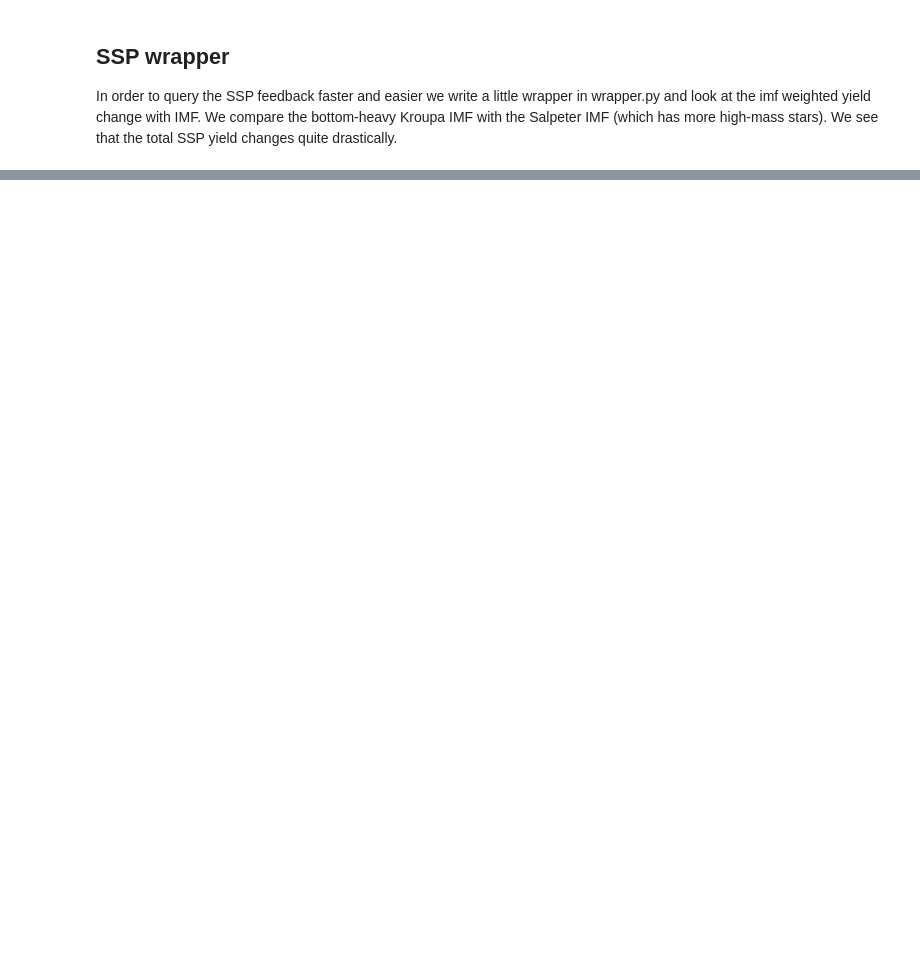
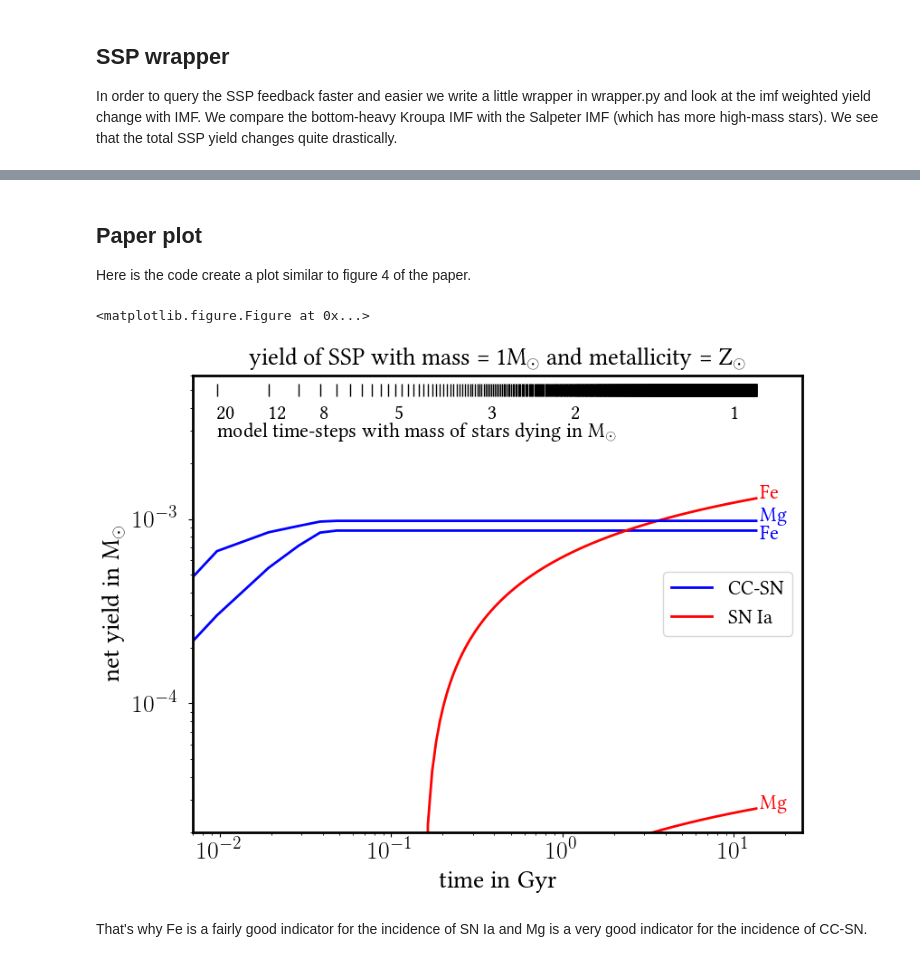
Before and after one commit to jan-rybizki/Chempy, a Jupyter notebook: tutorials/4-Simple_stellar_population.ipynb, the cells around one changed output, grey strips where cells are left out. Drawn from its saved outputs; the diff is of its cells as text; code cells hidden in the pictures; blank space fills up the shorter version.

```diff
--- a/tutorials/4-Simple_stellar_population.ipynb
+++ b/tutorials/4-Simple_stellar_population.ipynb
@@ -402,0 +403,77 @@ Element, total SSP yield, CC-SN yield ([X/Fe] i.e. normalised to solar)
+# %% [markdown]
+## Paper plot
+Here is the code create a plot similar to figure 4 of the paper.
+# %%
+# Loading the default parameters so that we can change them and see what happens with the SSP feedback
+
+a = ModelParameters()
+a.high_mass_slope = -2.29
+a.N_0 = np.power(10,-2.75)
+a.sn1a_time_delay = np.power(10,-0.8)
+a.imf_parameter = (22.8978, 716.4, 0.25, a.high_mass_slope)
+a.sn1a_parameter = [a.N_0, a.sn1a_time_delay, 1.12, 0.0]
+a.mmax = 100
+time_steps = np.linspace(0.,13.5,1401)
+
+# Then calculating the feedback table
+
+basic_ssp = SSP_wrap(a)
+basic_ssp.calculate_feedback(float(basic_solar.z),list(a.elements_to_trace),list(solar_fractions),np.copy(time_steps))
+
+# To prettify the plot
+
+plt.clf()
+m=plt.cm.jet
+text_size = 20
+cor_text = 22
+plt.rc('font', family='serif',size = text_size)
+plt.rc('xtick', labelsize=text_size)
+plt.rc('ytick', labelsize=text_size)
+plt.rc('axes', labelsize=text_size, lw=2.0)
+plt.rc('lines', linewidth = 2)
+plt.rcParams['ytick.major.pad']='8'
+plt.rcParams['text.latex.preamble']=[r"\usepackage{libertine}"]
+params = {'text.usetex' : True,
+          'font.size' : 16,
+          'font.family' : 'libertine',
+          'text.latex.unicode': True,
+          }
+plt.rcParams.update(params)
+
+alpha = 0.5
+factor = 1.05
+
+## Actual plotting
+
+fig = plt.figure(figsize=(8.69,6.69), dpi=100)
+ax = fig.add_subplot(111)
+ax.plot(time_steps,np.cumsum(basic_ssp.sn2_table["Fe"]),'b', label = 'CC-SN')
+ax.annotate(xy = (time_steps[-1]*factor,np.sum(basic_ssp.sn2_table["Fe"])*0.9) ,s = 'Fe',color = 'b')
+ax.plot(time_steps,np.cumsum(basic_ssp.sn1a_table["Fe"]), 'r', label = 'SN Ia')
+ax.annotate(xy = (time_steps[-1]*factor,np.sum(basic_ssp.sn1a_table["Fe"])) ,s = 'Fe',color = 'r')
+
+ax.plot(time_steps,np.cumsum(basic_ssp.sn2_table["Mg"]),'b')
+ax.annotate(xy = (time_steps[-1]*factor,np.sum(basic_ssp.sn2_table["Mg"])) ,s = 'Mg',color = 'b')
+ax.plot(time_steps,np.cumsum(basic_ssp.sn1a_table["Mg"]),'r')
+ax.annotate(xy = (time_steps[-1]*factor,np.sum(basic_ssp.sn1a_table["Mg"])) ,s = 'Mg',color = 'r')
+
+ax.plot(time_steps,np.ones_like(time_steps)*5e-3,marker = '|', markersize = 10, linestyle = '', color = 'k', alpha = 2*alpha)#, label = 'time-steps')
+ax.annotate(xy = (time_steps[1],2.7e-3),s = r'model time-steps with mass of stars dying in M$_\odot$', color = 'k', alpha = 2*alpha)
+for numb in [1,2,4,11,38,117,1000]:
+    if numb < len(time_steps):
+        plt.annotate(xy = (time_steps[numb],3.5e-3),s = '%.f' %(basic_ssp.inverse_imf[numb]), color = 'k', alpha = 2*alpha)
+ax.legend()
+ax.set_ylim(2e-5,6e-3)
+ax.set_xlim(7e-3,25)
+ax.set_title(r'yield of SSP with mass = 1M$_\odot$ and metallicity = Z$_\odot$')
+ax.set_ylabel(r"net yield in M$_\odot$")
+ax.set_xlabel("time in Gyr")
+
+ax.set_yscale('log')
+ax.set_xscale('log')
+plt.show()
+# %% [output]
+<matplotlib.figure.Figure at 0x...>
+[figure, added]
+# %% [markdown]
+That's why Fe is a fairly good indicator for the incidence of SN Ia and Mg is a very good indicator for the incidence of CC-SN.
```
Also changed, not shown: parts of 11 cells of this notebook, 4 other files.
